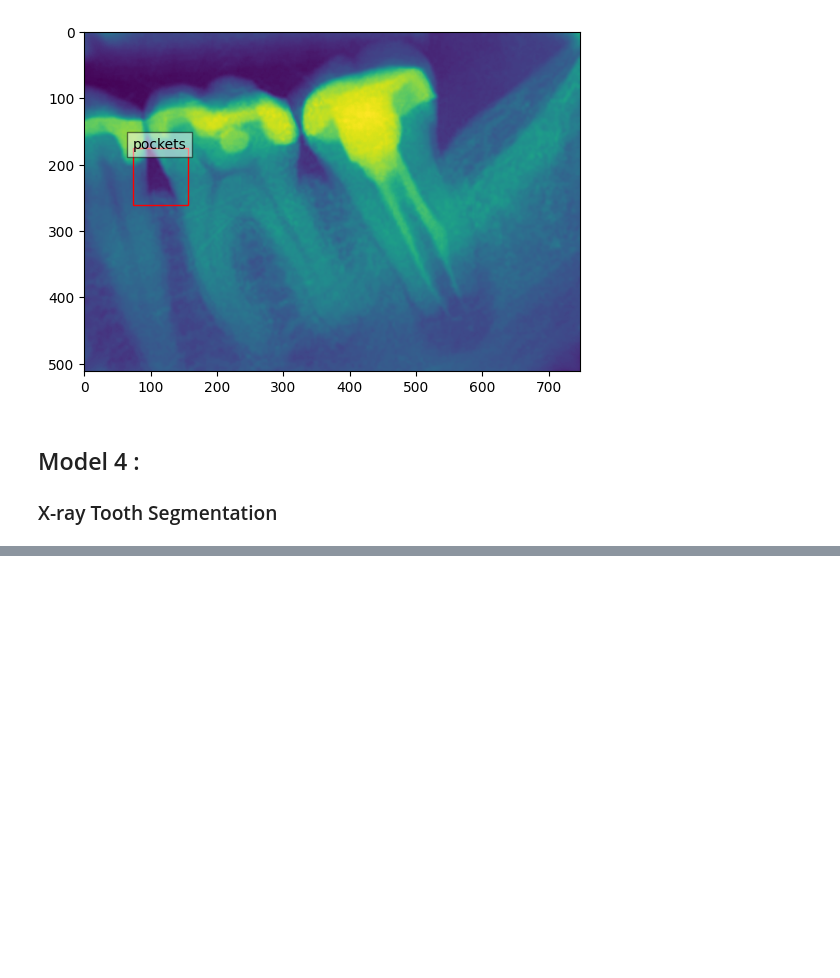
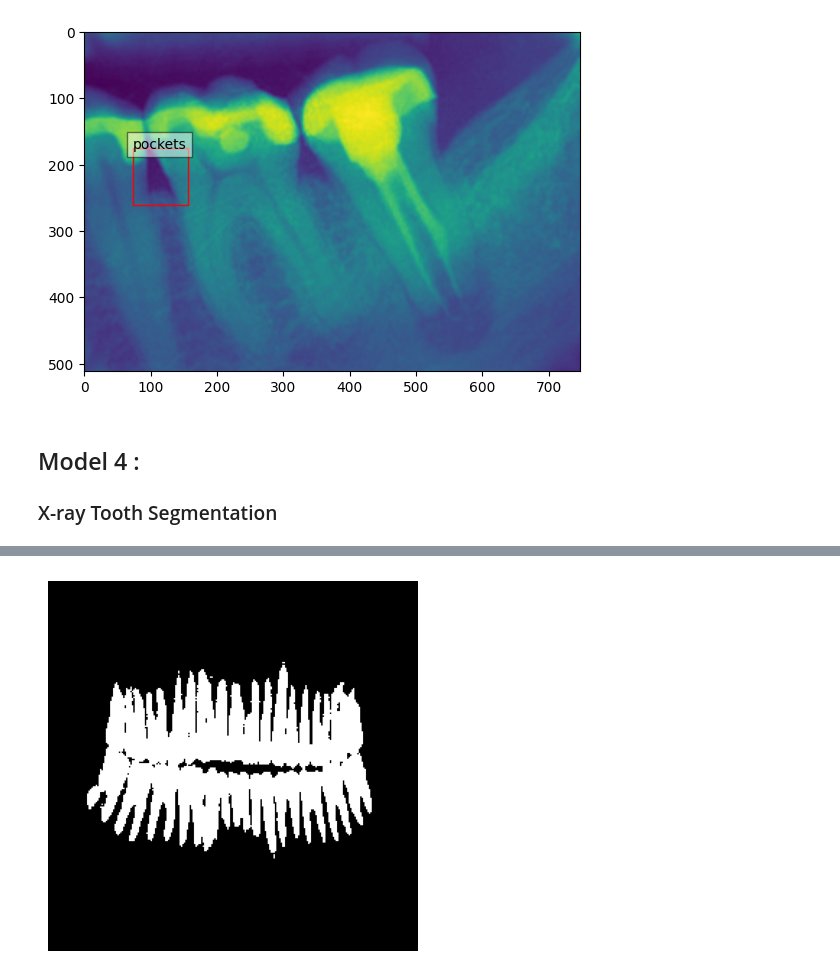
Before and after one commit to mmasdar/end-to-end-dental-disease, a Jupyter notebook: Inference_All_Model_Testing.ipynb, the cells around one changed output, grey strips where cells are left out. Drawn from its saved outputs; the diff is of its cells as text; code cells hidden in the pictures; blank space fills up the shorter version.

```diff
--- a/Inference_All_Model_Testing.ipynb
+++ b/Inference_All_Model_Testing.ipynb
@@ -395,6 +395,7 @@ from PIL import Image
 import tensorflow as tf
 from tensorflow.keras.models import load_model
 from tensorflow.keras import backend as K
+import matplotlib.pyplot as plt
 
 def diceCoef(y_true, y_pred):
     smooth = K.epsilon()
@@ -433,10 +434,15 @@ def segment_image(image_path):
     return seg_map
 
 # Example usage
-input_image = '/content/26.JPG'
+input_image = '/content/cate2-00001.jpg'
 segmentation_map = segment_image(input_image)
 
 # Save the segmentation map as an image
 output_image = Image.fromarray(segmentation_map.astype(np.uint8))
 output_image.save('/content/output_565.jpg')
+
+# Display the output segmented image
+plt.imshow(output_image, 'gray')
+plt.axis('off')
+plt.show()
 # %% [output]
@@ -443,0 +450 @@ output_image.save('/content/output_565.jpg')
+[figure, added]
```
Also changed, not shown: parts of 2 cells of this notebook.
